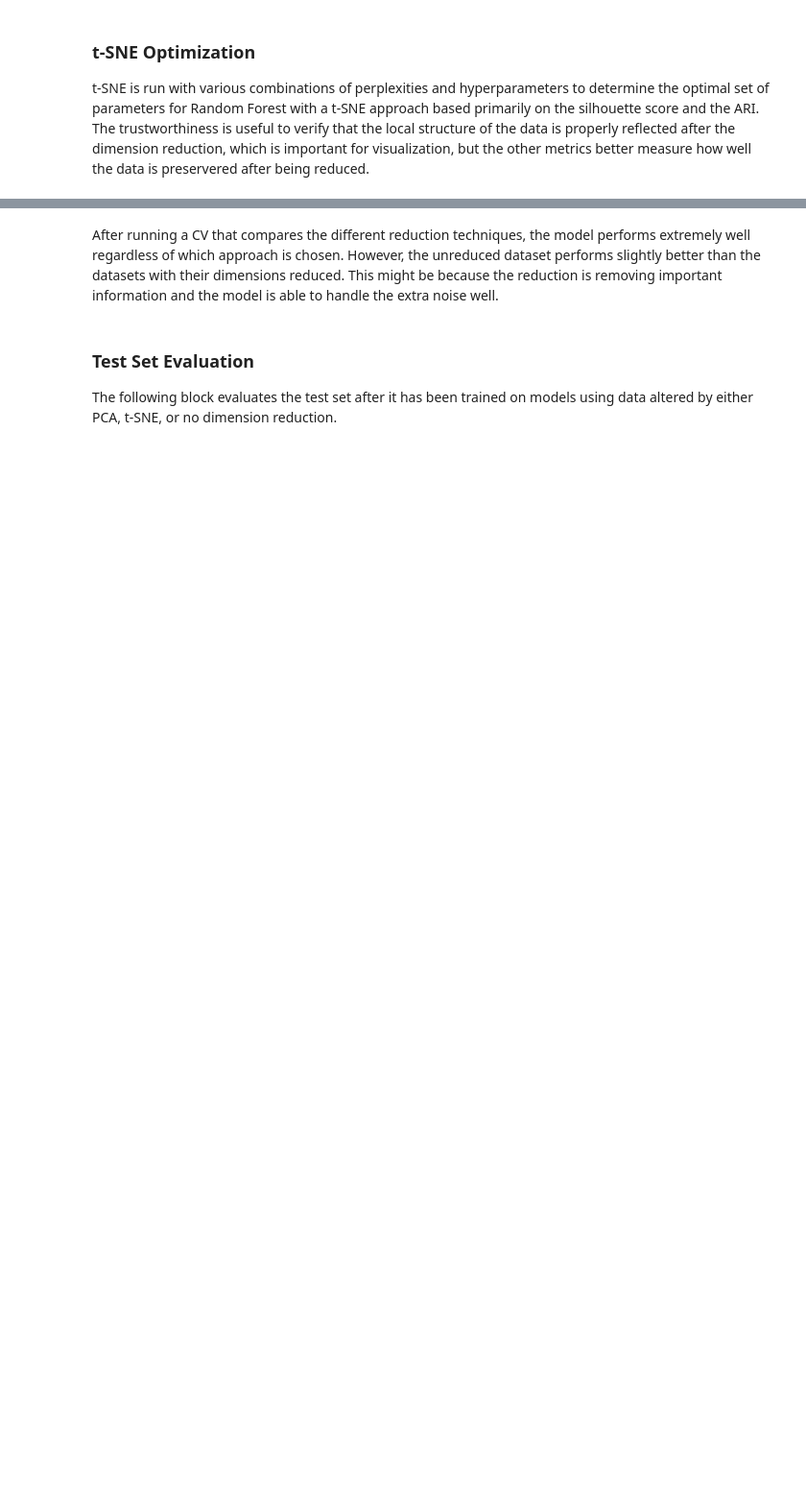
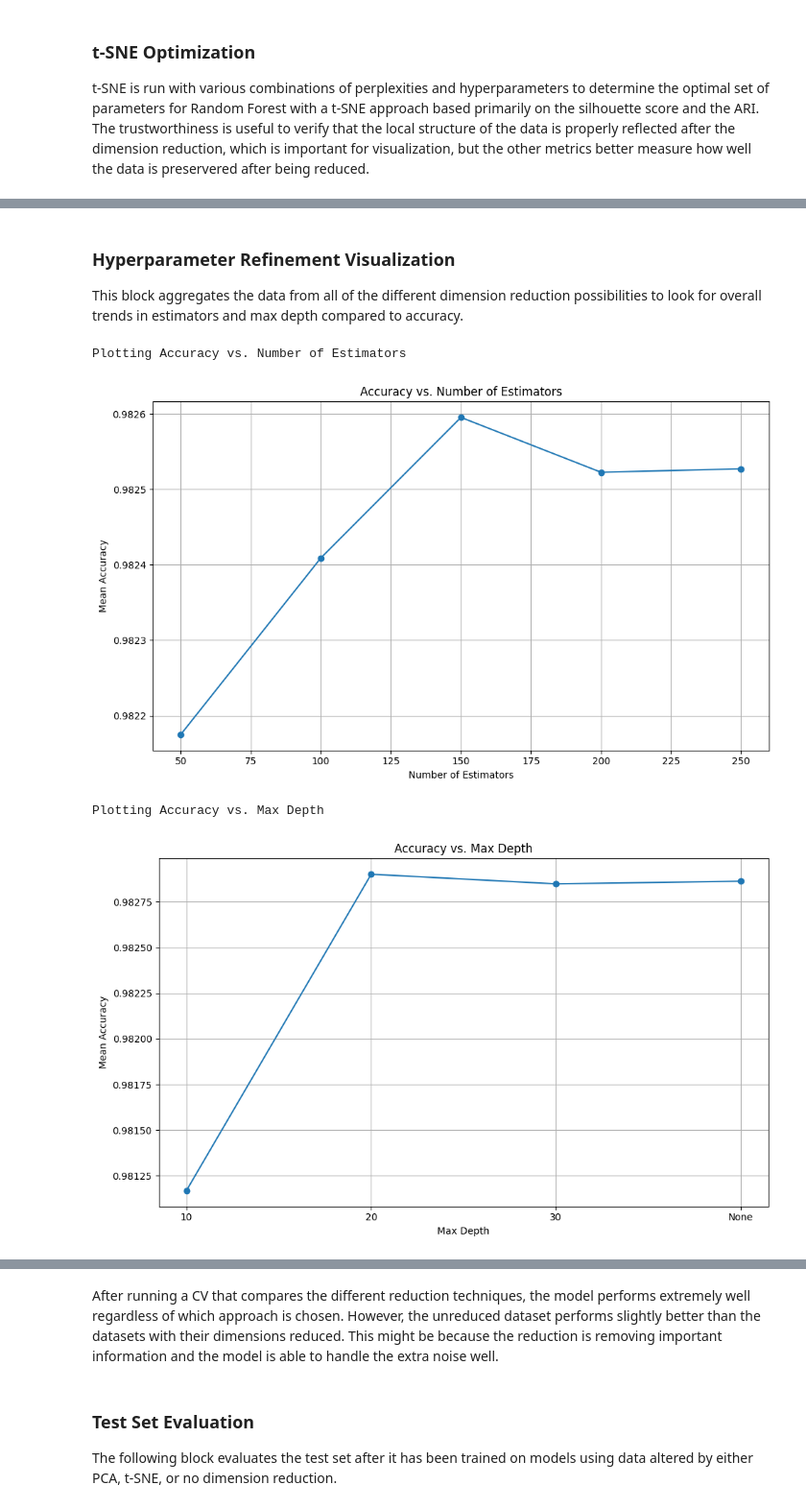
Before and after one commit to rrangelvargas/INM701, a Jupyter notebook: src/mainraindomforest.ipynb, the cells around one changed output, grey strips where cells are left out. Shown at 96% size. Cells and saved outputs as stored; diff of their text form; code cells hidden in the pictures; blank space fills up the shorter version.

```diff
--- a/src/mainraindomforest.ipynb
+++ b/src/mainraindomforest.ipynb
@@ -231,0 +270,20 @@ def plot_conf_matrix(cm, class_names=["Non-Fraud","Fraud"], title="Confusion Mat
+# %%
+# define the range of hyperparameters for Random Forest (only used for no reduction)
+n_estimators_range = [50, 100, 150, 200, 250]
+max_depth_range = [None, 10, 20, 30]
+
+# tune hyperparameters for the original data without dimensionality reduction
+print("\nTuning hyperparameters for no reduction")
+no_reduction_results = grid_search_random_forest(
+    X_scaled, y, n_estimators_range, max_depth_range, method_name="No Reduction"
+)
+
+# store the best hyperparameters for no reduction
+best_no_reduction_row = no_reduction_results.loc[no_reduction_results['Accuracy'].idxmax()]
+best_n_estimators_no_reduction = best_no_reduction_row['n_estimators']
+best_max_depth_no_reduction = None if best_no_reduction_row['max_depth'] == 'None' else best_no_reduction_row['max_depth']
+
+# print and store the best results for each method
+print("\nBest results for no reduction:")
+print(f"Best n_estimators: {best_n_estimators_no_reduction}")
+print(f"Best max_depth: {best_max_depth_no_reduction}")
@@ -435,0 +573,26 @@ After determining the optimal PCA retained variance and t-SNE complexity, a new
+# %% [markdown]
+### Hyperparameter Refinement Visualization
+This block aggregates the data from all of the different dimension reduction possibilities to look for overall trends in estimators and max depth compared to accuracy.
+# %%
+# Ensure max_depth values are consistently None where applicable
+no_reduction_results['max_depth'] = no_reduction_results['max_depth'].replace(['None', None], np.nan).astype(float)
+pca_rf_results['max_depth'] = pca_rf_results['max_depth'].replace(['None', None], np.nan).astype(float)
+tsne_rf_results['max_depth'] = tsne_rf_results['max_depth'].replace(['None', None], np.nan).astype(float)
+
+# Combine DataFrames to compare the aggregated data
+combined_results_df = pd.concat([no_reduction_results, pca_rf_results, tsne_rf_results], ignore_index=True)
+
+# Placeholder for None in max_depth for integer comparisons
+valid_max_depth = [d for d in max_depth_range if d is not None]
+placeholder_value = max(valid_max_depth) + 10
+
+print("\nPlotting Accuracy vs. Number of Estimators")
+plot_accuracy_vs_estimators(combined_results_df)
+
+print("\nPlotting Accuracy vs. Max Depth")
+plot_accuracy_vs_max_depth(combined_results_df, placeholder_value)
+# %% [output]
+Plotting Accuracy vs. Number of Estimators
+[figure, added]
+Plotting Accuracy vs. Max Depth
+[figure, added]
```
Also changed, not shown: parts of 25 cells of this notebook, 1 other file.
